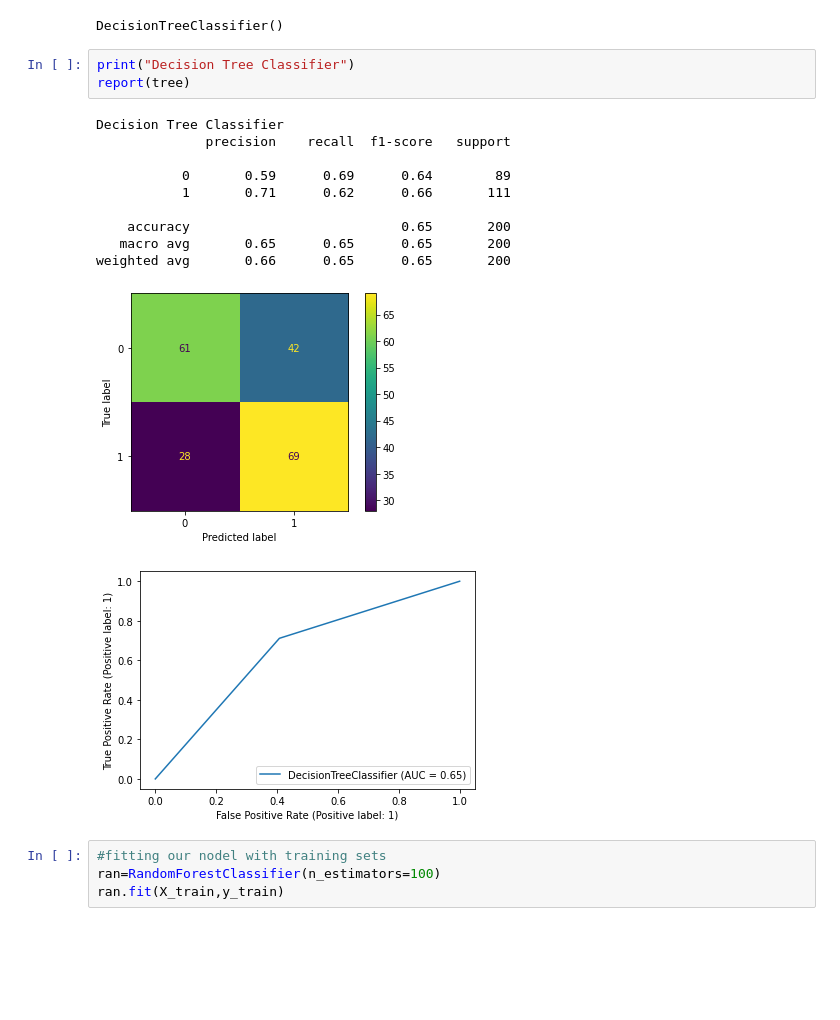
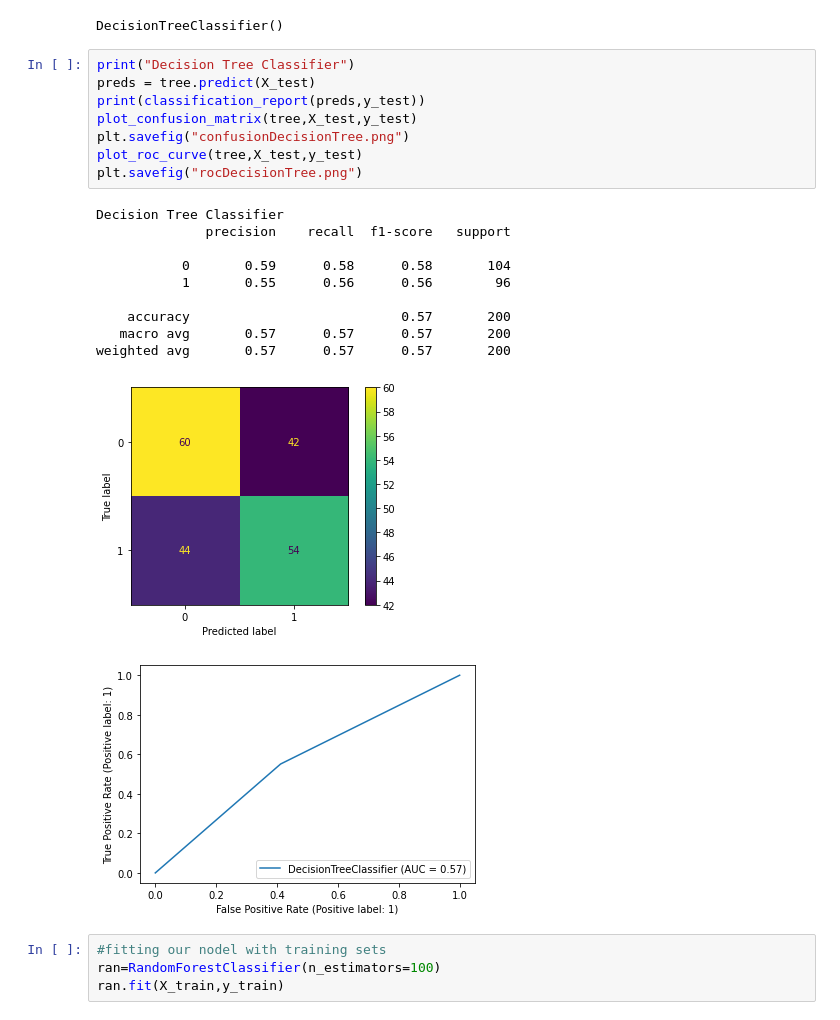
Before and after one commit to 19PA1A0465/miniproject-final-evaluation, a Jupyter notebook: model_with_approx.ipynb, the cells around one changed output. Cells and saved outputs as stored; diff of their text form; blank space fills up the shorter version.

```diff
--- a/model_with_approx.ipynb
+++ b/model_with_approx.ipynb
@@ -140,21 +154,26 @@ tree = DecisionTreeClassifier()
 tree.fit(X_train, y_train)
 # %% [output]
 DecisionTreeClassifier()
-# %%
-print("Decision Tree Classifier")
-report(tree)
-# %% [output]
-Decision Tree Classifier
-              precision    recall  f1-score   support
-
-           0       0.59      0.69      0.64        89
-           1       0.71      0.62      0.66       111
-
-    accuracy                           0.65       200
-   macro avg       0.65      0.65      0.65       200
-weighted avg       0.66      0.65      0.65       200
-[figure, removed]
-[figure, removed]
+# %%
+print("Decision Tree Classifier")
+preds = tree.predict(X_test)
+print(classification_report(preds,y_test))
+plot_confusion_matrix(tree,X_test,y_test)
+plt.savefig("confusionDecisionTree.png")
+plot_roc_curve(tree,X_test,y_test)
+plt.savefig("rocDecisionTree.png")
+# %% [output]
+Decision Tree Classifier
+              precision    recall  f1-score   support
+
+           0       0.59      0.58      0.58       104
+           1       0.55      0.56      0.56        96
+
+    accuracy                           0.57       200
+   macro avg       0.57      0.57      0.57       200
+weighted avg       0.57      0.57      0.57       200
+[figure, added]
+[figure, added]
 # %%
 #fitting our nodel with training sets
 ran=RandomForestClassifier(n_estimators=100)
```
Also changed, not shown: parts of 17 cells of this notebook.
